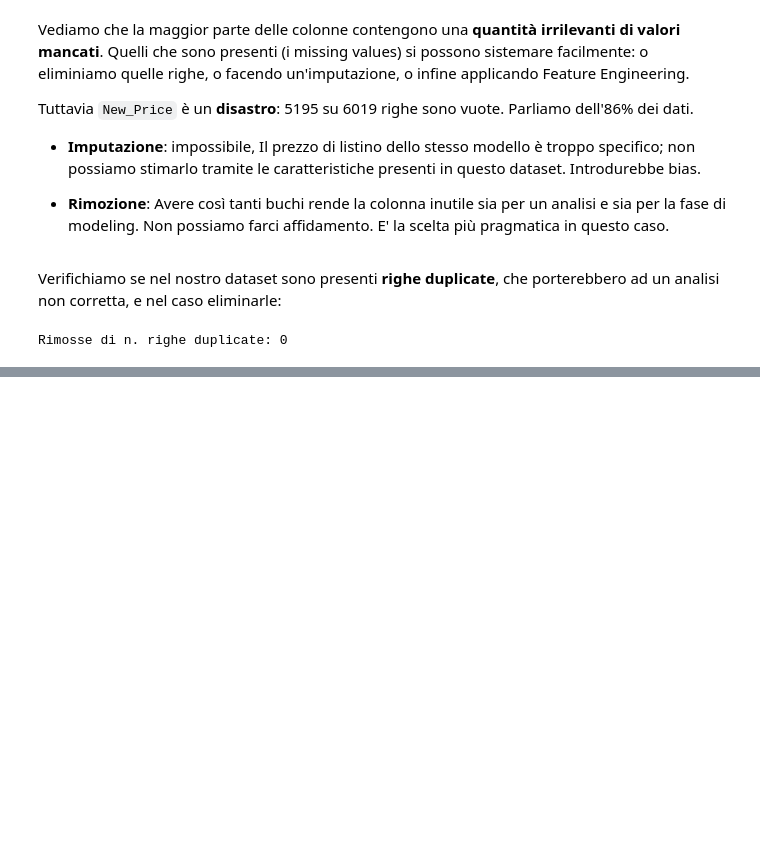
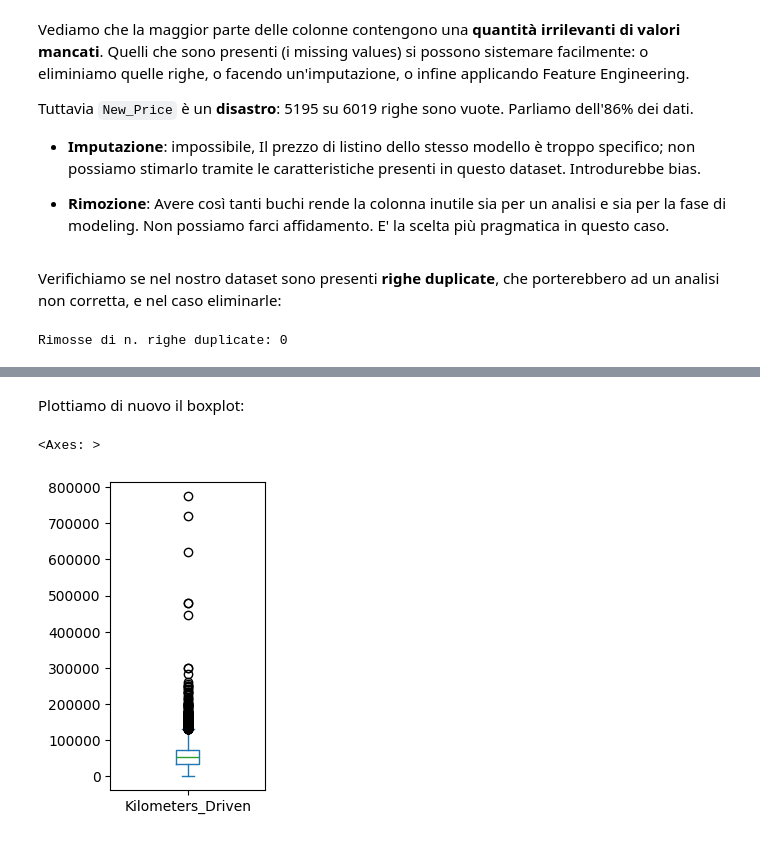
Before and after one commit to fragreco04/progetto-fad-2526, a Jupyter notebook: notebooks/completed/project.ipynb, the cells around one changed output, grey strips where cells are left out. Saved outputs shown, nothing was run; the diff lists cells and outputs as text; code cells hidden in the pictures; blank space fills up the shorter version.

```diff
--- a/notebooks/completed/project.ipynb
+++ b/notebooks/completed/project.ipynb
@@ -170,0 +391,7 @@ Adesso eseguiremo **per ogni caratterisitca** un processo di Data Cleaning che i
+# %% [markdown]
+Plottiamo di nuovo il boxplot:
+# %%
+df['Kilometers_Driven'].plot.box(figsize=(2,4))
+# %% [output]
+<Axes: >
+[figure, added]
```
Also changed, not shown: parts of 134 cells of this notebook, 1 other file.
